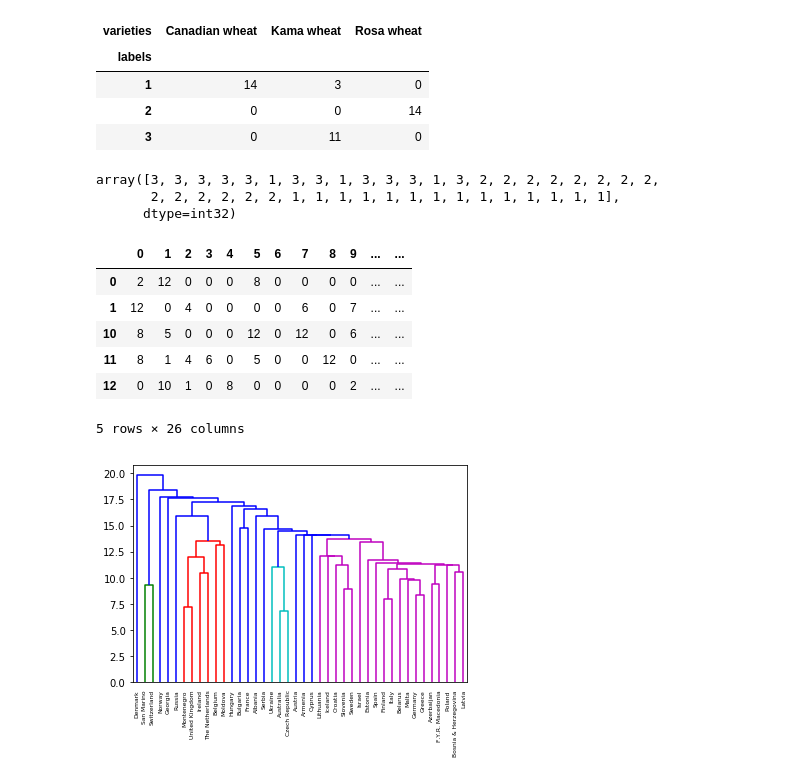
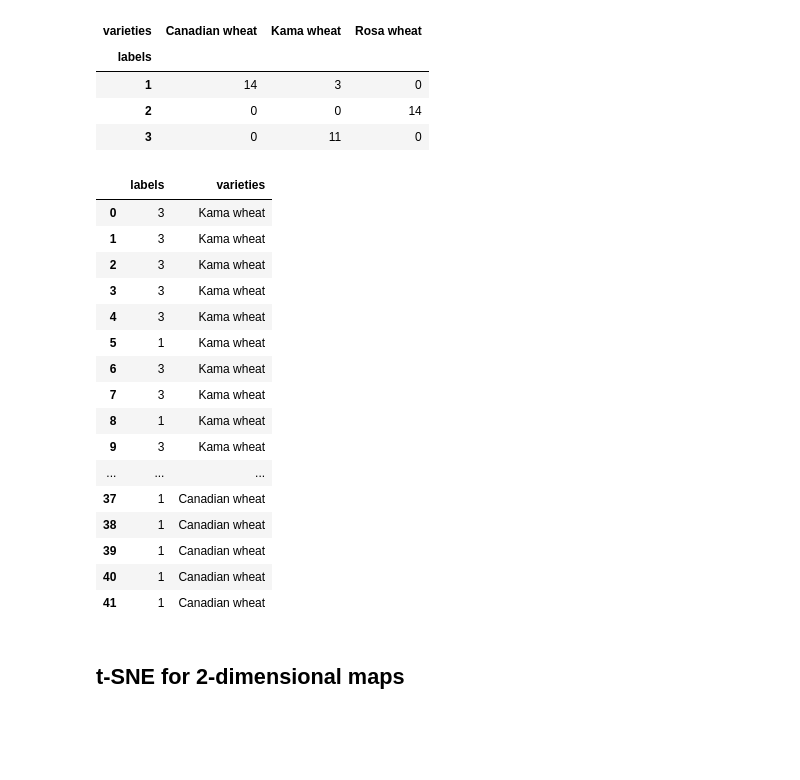
Before and after one commit to paulo-g-martinez/unsupervised-learning-in-python, a Jupyter notebook: unsupervised-learning-in-python.ipynb, the cells around one changed output. Saved outputs shown, nothing was run; the diff lists cells and outputs as text; code cells hidden in the pictures; blank space fills up the shorter version.

```diff
--- a/unsupervised-learning-in-python.ipynb
+++ b/unsupervised-learning-in-python.ipynb
@@ -2157,7 +2157,7 @@ from scipy.cluster.hierarchy import fcluster
 labels = fcluster(mergings, t = 6, criterion= 'distance')
 
 # Create a DataFrame with labels and varieties as columns: df
-df = pd.DataFrame({'labels': labels, 'varieties': varieties})
+df = pd.DataFrame({'labels': labels, 'varieties': seed_varieties})
 
 # Create crosstab: ct
 ct = pd.crosstab(df['labels'], df['varieties'])
@@ -2168,34 +2168,25 @@ ct
 | 1 | 14 | 3 | 0 |
 | 2 | 0 | 0 | 14 |
 | 3 | 0 | 11 | 0 |
-# %%
-labels
-# %% [output]
-array([3, 3, 3, 3, 3, 1, 3, 3, 1, 3, 3, 3, 1, 3, 2, 2, 2, 2, 2, 2, 2, 2,
-       2, 2, 2, 2, 2, 2, 1, 1, 1, 1, 1, 1, 1, 1, 1, 1, 1, 1, 1, 1],
-      dtype=int32)
-# %%
-country_names = ['Albania','Armenia','Australia','Austria','Azerbaijan','Belarus','Belgium','Bosnia & Herzegovina','Bulgaria','Croatia','Cyprus','Czech Republic','Denmark','Estonia','F.Y.R. Macedonia','Finland','France','Georgia','Germany','Greece','Hungary','Iceland','Ireland','Israel','Italy','Latvia','Lithuania','Malta','Moldova','Montenegro','Norway','Poland','Russia','San Marino','Serbia','Slovenia','Spain','Sweden','Switzerland','The Netherlands','Ukraine','United Kingdom']
-eurovision_samples = pd.read_json('data/eurovision-samples.json')
-eurovision_samples.head()
-# %% [output]
-|  | 0 | 1 | 2 | 3 | 4 | 5 | 6 | 7 | 8 | 9 | ... | ... |
-| 0 | 2 | 12 | 0 | 0 | 0 | 8 | 0 | 0 | 0 | 0 | ... | ... |
-| 1 | 12 | 0 | 4 | 0 | 0 | 0 | 0 | 6 | 0 | 7 | ... | ... |
-| 10 | 8 | 5 | 0 | 0 | 0 | 12 | 0 | 12 | 0 | 6 | ... | ... |
-| 11 | 8 | 1 | 4 | 6 | 0 | 5 | 0 | 0 | 12 | 0 | ... | ... |
-| 12 | 0 | 10 | 1 | 0 | 8 | 0 | 0 | 0 | 0 | 2 | ... | ... |
-5 rows × 26 columns
-# %%
-# Calculate the linkage: mergings
-mergings = linkage(eurovision_samples.values, method='single')
-
-# Plot the dendrogram
-dendrogram(mergings,
-           labels=country_names,
-           leaf_rotation=90,
-           leaf_font_size=6,
-)
-plt.show()
-# %% [output]
-[figure, removed]
+# %%
+df
+# %% [output]
+|  | labels | varieties |
+| 0 | 3 | Kama wheat |
+| 1 | 3 | Kama wheat |
+| 2 | 3 | Kama wheat |
+| 3 | 3 | Kama wheat |
+| 4 | 3 | Kama wheat |
+| 5 | 1 | Kama wheat |
+| 6 | 3 | Kama wheat |
+| 7 | 3 | Kama wheat |
+| 8 | 1 | Kama wheat |
+| 9 | 3 | Kama wheat |
+| ... | ... | ... |
+| 37 | 1 | Canadian wheat |
+| 38 | 1 | Canadian wheat |
+| 39 | 1 | Canadian wheat |
+| 40 | 1 | Canadian wheat |
+| 41 | 1 | Canadian wheat |
+# %% [markdown]
+## t-SNE for 2-dimensional maps
```
